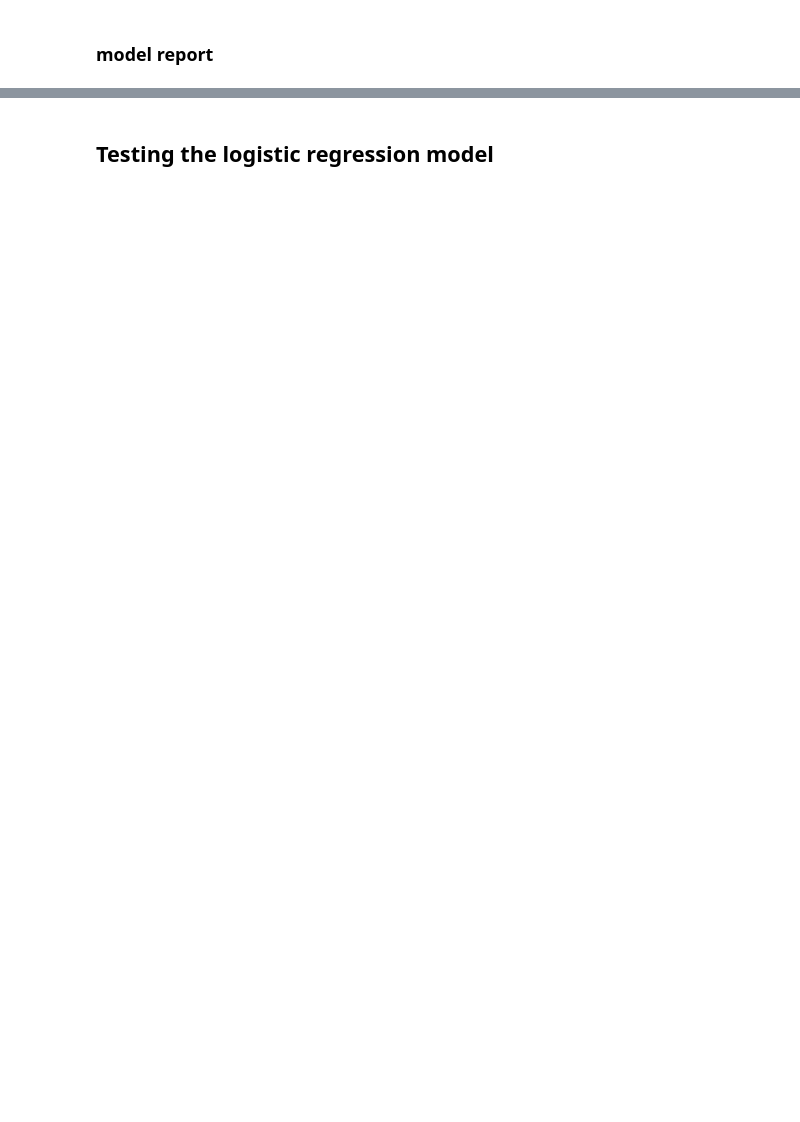
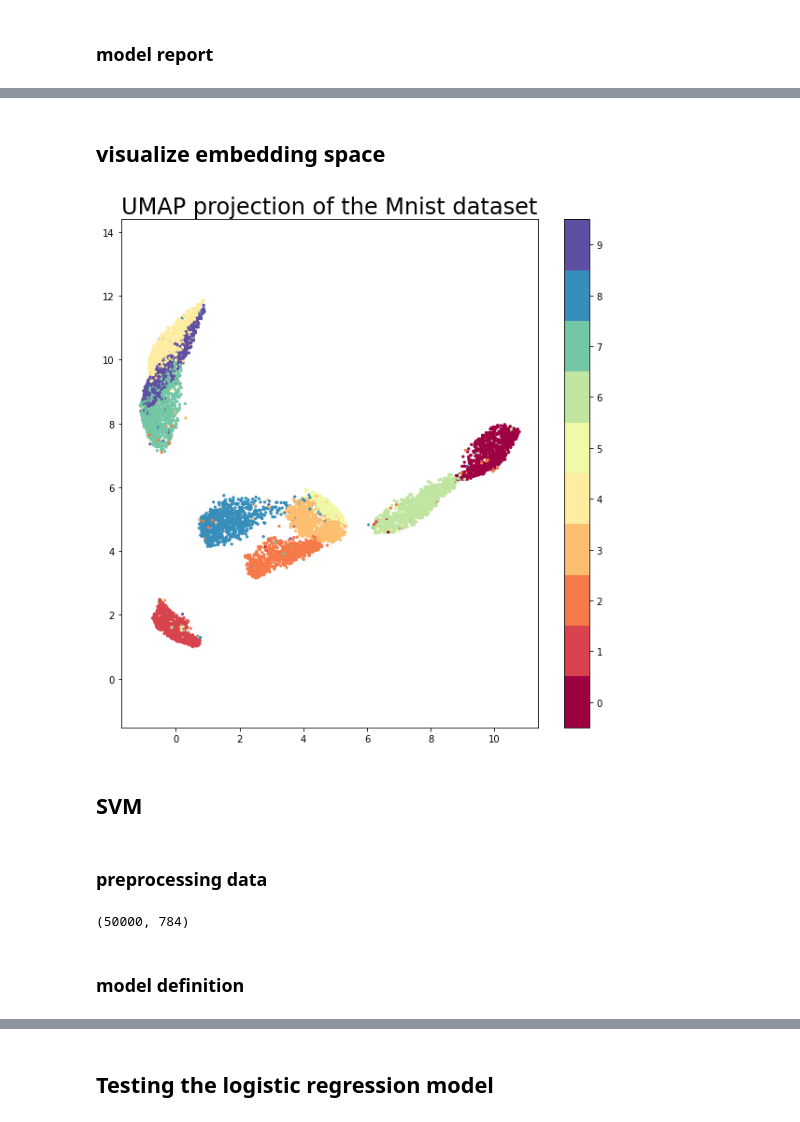
Before and after one commit to navidmdn/cse555-final-project, a Jupyter notebook: main.ipynb, the cells around one changed output, grey strips where cells are left out. Drawn from its saved outputs; the diff is of its cells as text; code cells hidden in the pictures; blank space fills up the shorter version.

```diff
--- a/main.ipynb
+++ b/main.ipynb
@@ -334,0 +522,10 @@ clf_metrics(test_y, y_pred)
+# %%
+for model_name in ['lr-balanced', 'lr-imbalanced', 'lr-bal_sym',
+                  'lr-bal_asym', 'lr-imb_sym', 'lr-imb_asym']:
+    with open(model_name, 'rb') as f:
+        lr = pickle.load(f)
+
+    print(model_name)
+
+    y_pred = lr.predict(test_x)
+    clf_metrics(test_y, y_pred)
@@ -334,0 +554,8 @@ clf_metrics(test_y, y_pred)
+# %%
+import umap
+
+def encode_dataset(_x, reducer=None):
+    if reducer is None:
+        reducer = umap.UMAP(n_components=5, n_jobs=-1)
+        reducer.fit(_x)
+    return reducer.transform(_x), reducer
@@ -334,0 +603,12 @@ clf_metrics(test_y, y_pred)
+# %%
+for model_name in ['erf-balanced', 'erf-imbalanced', 'erf-bal_sym', 'erf-bal_asym', 'erf-imb_sym', 'erf-imb_asym']:
+    with open(model_name, 'rb') as f:
+        erf = pickle.load(f)
+
+    with open(f"{model_name}-encoder", 'rb') as f:
+        reducer = pickle.load(f)
+
+    print(model_name)
+    encode_x = encode_dataset(test_x, reducer)[0]
+    y_pred = erf.predict(encode_x)
+    clf_metrics(test_y, y_pred)
@@ -334,0 +633,33 @@ clf_metrics(test_y, y_pred)
+# %% [markdown]
+## visualize embedding space
+# %%
+with open(f"erf-balanced-encoder", 'rb') as f:
+        reducer = pickle.load(f)
+
+embedding = encode_dataset(test_x, reducer)[0]
+# %%
+plt.figure(figsize=(10, 10))
+plt.scatter(embedding[:, 0], embedding[:, 1], c=test_y, cmap='Spectral', s=5)
+plt.gca().set_aspect('equal', 'datalim')
+plt.colorbar(boundaries=np.arange(11)-0.5).set_ticks(np.arange(10))
+plt.title('UMAP projection of the Mnist dataset', fontsize=24);
+# %% [output]
+[figure, added]
+# %% [markdown]
+## SVM
+# %% [markdown]
+### preprocessing data
+# %%
+def preprocess(x, y):
+    x, y = np.array(x).squeeze(), np.array(y)
+    return x.reshape((x.shape[0], -1)), y
+
+train_x, train_y = preprocess(train_x, train_y)
+test_x, test_y = preprocess(test_x, test_y)
+valid_x, valid_y = preprocess(valid_x, valid_y)
+
+train_x.shape
+# %% [output]
+(50000, 784)
+# %% [markdown]
+### model definition
```
Also changed, not shown: parts of 84 cells of this notebook.
